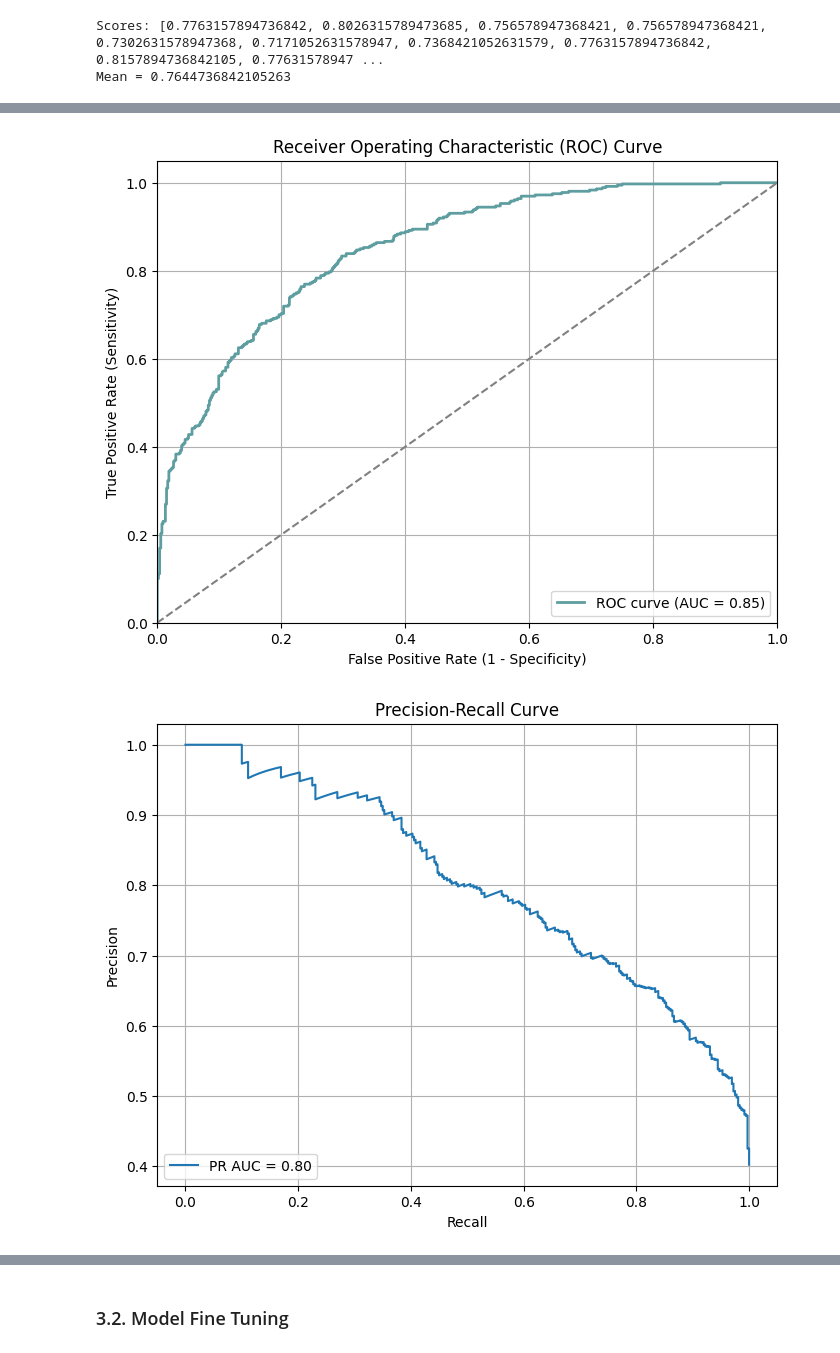
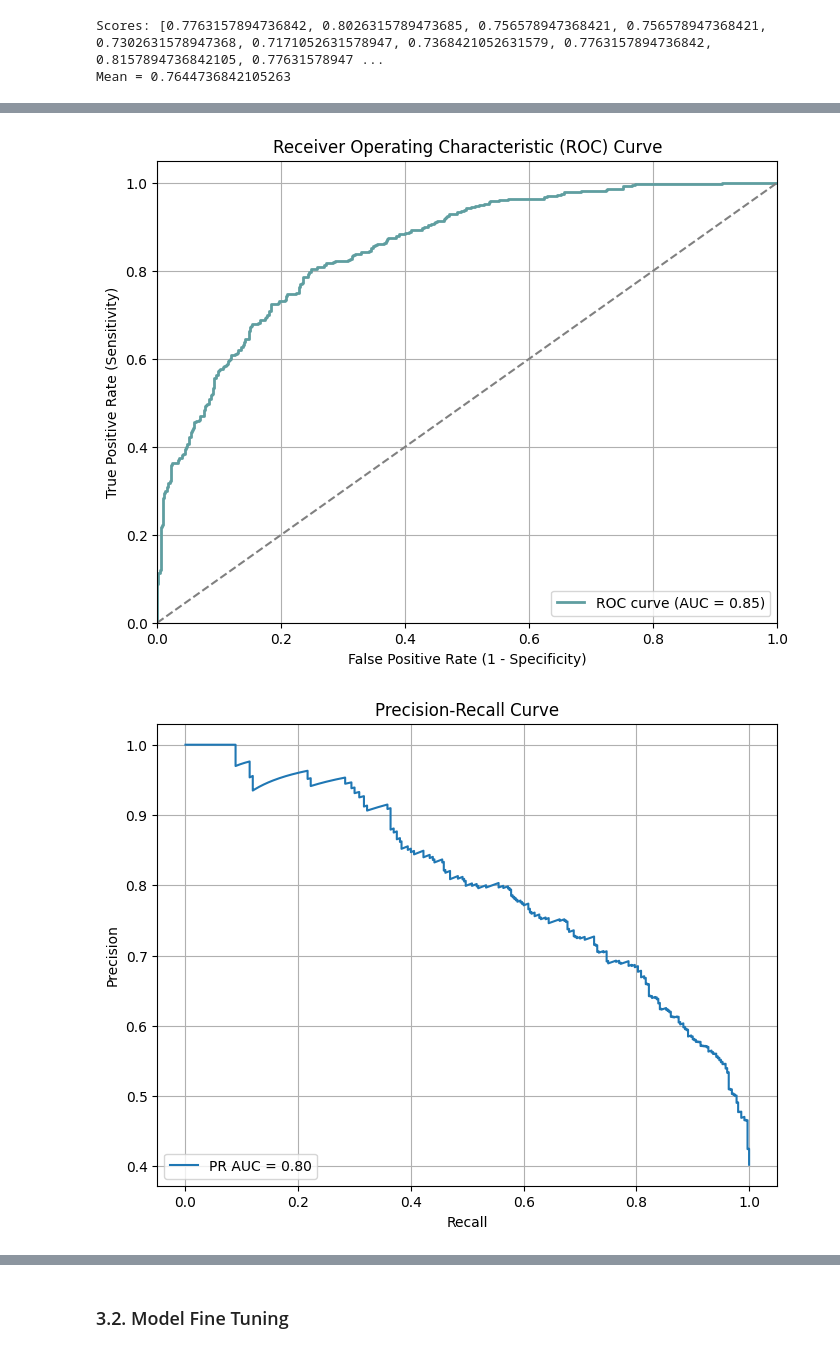
Before and after one commit to Ismail-ai707/Recipe-Prediction-for-High-Traffic, a Jupyter notebook: high_traffic_recipe_prediction.ipynb, the cells around one changed output, grey strips where cells are left out. Saved outputs shown, nothing was run; the diff lists cells and outputs as text; code cells hidden in the pictures.

```diff
--- a/high_traffic_recipe_prediction.ipynb
+++ b/high_traffic_recipe_prediction.ipynb
@@ -21,7 +21,7 @@ import statsmodels.api as sm
 # %% [markdown]
 Loading data
 # %%
-site_traffic_df = pd.read_csv("./recipe_site_traffic_2212.csv")
+site_traffic_df = pd.read_csv("https://s3.amazonaws.com/talent-assets.datacamp.com/recipe_site_traffic_2212.csv", )
 site_traffic_df
 # %% [output]
 |  | recipe | calories | carbohydrate | sugar | protein | category | servings | high_traffic |
@@ -777,7 +765,7 @@ tf_model.compile(optimizer=Adam(learning_rate=0.001),
               metrics=['accuracy'])
 
 # Training the model
-tf_model.fit(X_train, y_train, epochs=10, batch_size=32, validation_data=(X_val, y_val))
+tf_model.fit(X_train, y_train, epochs=10, batch_size=32, validation_data=(X_test, y_test))
 
 # Evaluate the model
 loss, accuracy = tf_model.evaluate(X_test, y_test)
@@ -805,3 +791,3 @@ Test Loss: 0.486032098531723, Test Accuracy: 0.770370364189148
 # %%
-results = tf_model.predict(X_scaled)
+y_pred_rnn = tf_model.predict(X_scaled)
 # %% [output]
@@ -810,7 +796,7 @@ results = tf_model.predict(X_scaled)
 from sklearn.metrics import roc_curve, roc_auc_score, precision_recall_curve, auc, confusion_matrix
 
 # Compute ROC curve and AUC
-fpr, tpr, thresholds_roc = roc_curve(y, results)
+fpr, tpr, thresholds_roc = roc_curve(y, y_pred_rnn)
 roc_auc = auc(fpr, tpr)
 
 # Plot ROC curve
@@ -826,24 +812,24 @@ plt.legend(loc='lower right')
 plt.grid(True)
 plt.show()
 # %% [output]
-[figure, old version]
+[figure, new version]
 # %%
-precision, recall, thresholds = precision_recall_curve(y, results)
+precision, recall, thresholds = precision_recall_curve(y, y_pred_rnn)
 
 # Compute Area Under the Curve (AUC)
 auc_score = auc(recall, precision)
 
 # Plot Precision-Recall curve
 plt.figure(figsize=(8, 6))
 plt.plot(recall, precision, label=f'PR AUC = {auc_score:.2f}')
 plt.xlabel('Recall')
 plt.ylabel('Precision')
 plt.title('Precision-Recall Curve')
 plt.legend(loc='lower left')
 plt.grid(True)
 plt.show()
 # %% [output]
-[figure, old version]
+[figure, new version]
 # %%
 # Convert probabilities to binary predictions using a threshold (e.g., 0.5)
 threshold = 0.78
```
Also changed, not shown: parts of 58 cells of this notebook.
